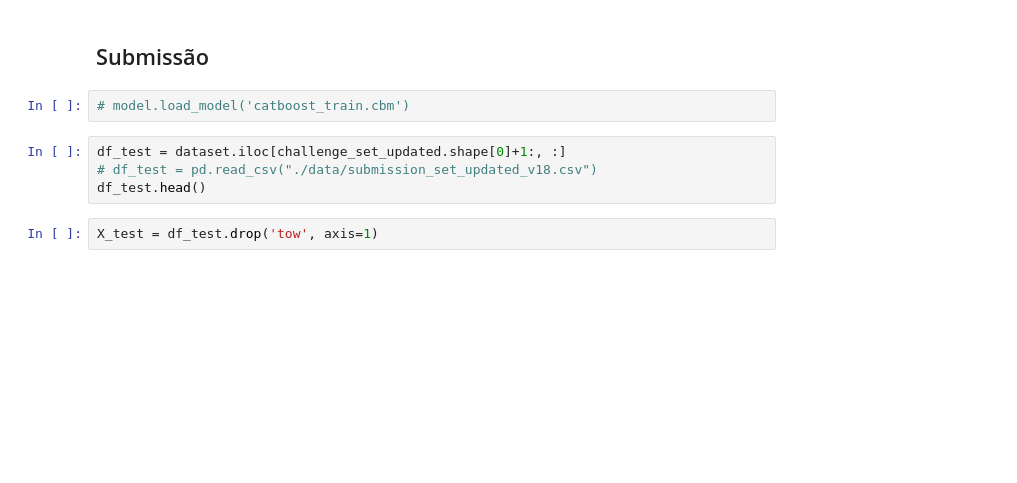
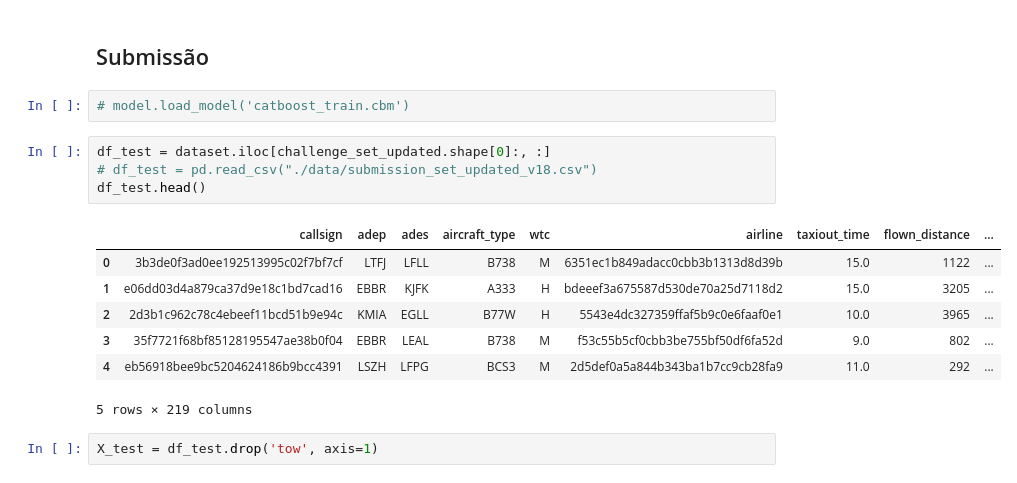
Before and after one commit to PRC-Data-Challenge-2024/team_tiny_rainbow, a Jupyter notebook: catboost-v19.ipynb, the cells around one changed output. Saved outputs shown, nothing was run; the diff lists cells and outputs as text; blank space fills up the shorter version.

```diff
--- a/catboost-v19.ipynb
+++ b/catboost-v19.ipynb
@@ -564,9 +583,17 @@ print('Model validation RMSE: {:.4}'.format(
 # %%
 # model.load_model('catboost_train.cbm')
 # %%
-df_test = dataset.iloc[challenge_set_updated.shape[0]+1:, :]
+df_test = dataset.iloc[challenge_set_updated.shape[0]:, :]
 # df_test = pd.read_csv("./data/submission_set_updated_v18.csv")
 df_test.head()
+# %% [output]
+|  | callsign | adep | ades | aircraft_type | wtc | airline | taxiout_time | flown_distance | ... |
+| 0 | 3b3de0f3ad0ee192513995c02f7bf7cf | LTFJ | LFLL | B738 | M | 6351ec1b849adacc0cbb3b1313d8d39b | 15.0 | 1122 | ... |
+| 1 | e06dd03d4a879ca37d9e18c1bd7cad16 | EBBR | KJFK | A333 | H | bdeeef3a675587d530de70a25d7118d2 | 15.0 | 3205 | ... |
+| 2 | 2d3b1c962c78c4ebeef11bcd51b9e94c | KMIA | EGLL | B77W | H | 5543e4dc327359ffaf5b9c0e6faaf0e1 | 10.0 | 3965 | ... |
+| 3 | 35f7721f68bf85128195547ae38b0f04 | EBBR | LEAL | B738 | M | f53c55b5cf0cbb3be755bf50df6fa52d | 9.0 | 802 | ... |
+| 4 | eb56918bee9bc5204624186b9bcc4391 | LSZH | LFPG | BCS3 | M | 2d5def0a5a844b343ba1b7cc9cb28fa9 | 11.0 | 292 | ... |
+5 rows × 219 columns
 # %%
 X_test = df_test.drop('tow', axis=1)
 # %%
```
Also changed, not shown: parts of 5 cells of this notebook.
